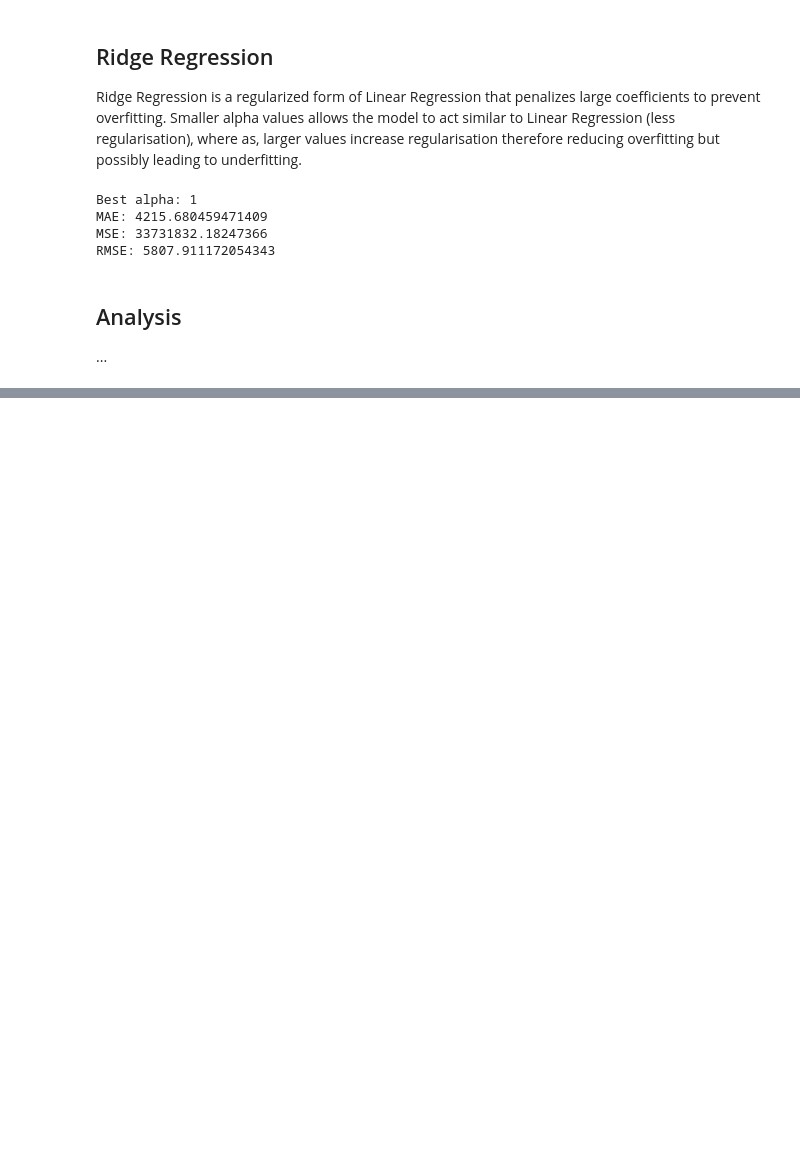
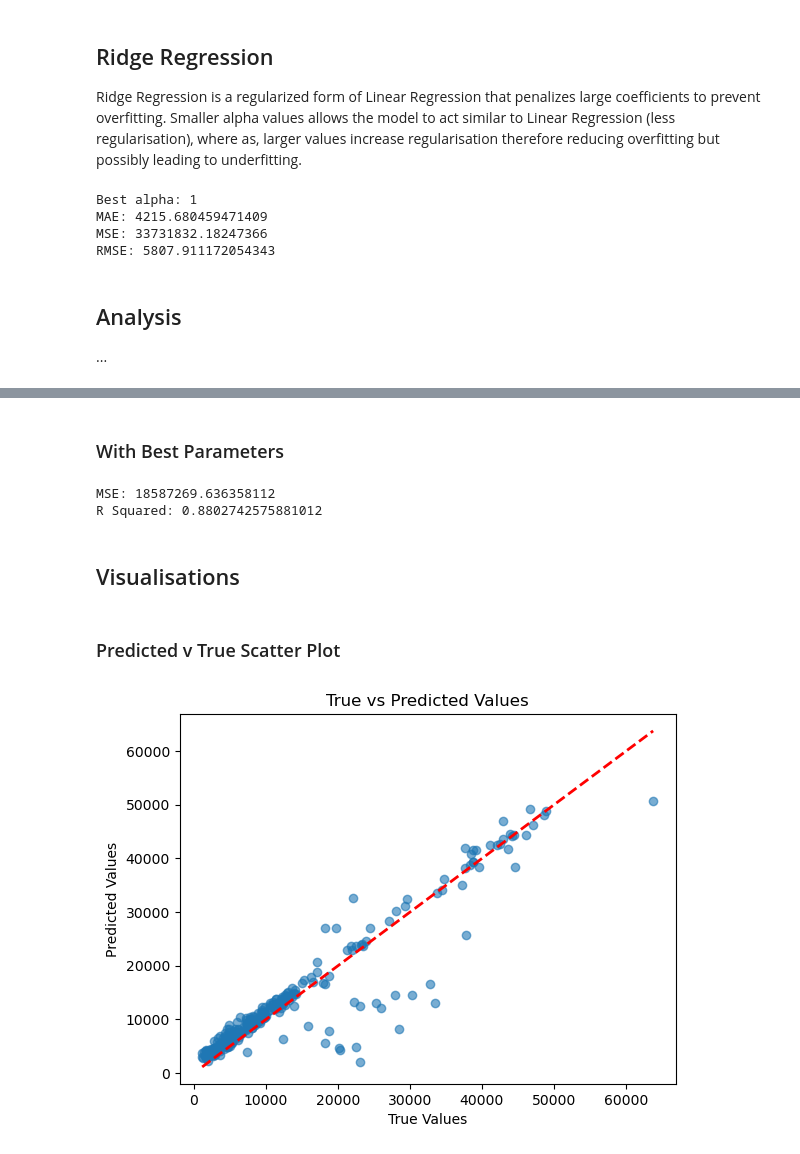
Before and after one commit to LiamUpstoneSmith/MLA_CW_Insurance, a Jupyter notebook: 21017958_insurance.ipynb, the cells around one changed output, grey strips where cells are left out. Saved outputs shown, nothing was run; the diff lists cells and outputs as text; code cells hidden in the pictures; blank space fills up the shorter version.

```diff
--- a/21017958_insurance.ipynb
+++ b/21017958_insurance.ipynb
@@ -368,0 +183,3 @@ RMSE: 5807.911172054343
+# %%
+# Load in Insurance data as panda Dataframe
+data = pd.read_csv("insurance-adapted.csv")
@@ -368,0 +234,19 @@ RMSE: 5807.911172054343
+# %%
+from sklearn.neural_network import MLPRegressor
+from sklearn.metrics import mean_squared_error, r2_score
+
+# Define the neural network regressor
+mlp = MLPRegressor(hidden_layer_sizes=(64, 32), max_iter=2000, random_state=42)
+
+# Train the model
+mlp.fit(X_train_processed, y_train)
+
+# Make predictions on the test set
+y_pred = mlp.predict(X_test_processed)
+
+# Evaluate the model
+mse = mean_squared_error(y_test, y_pred)
+r2 = r2_score(y_test, y_pred)
+
+print(f"MSE: {mse}")
+print(f"R Squared: {r2}")
@@ -368,0 +299,34 @@ RMSE: 5807.911172054343
+# %% [markdown]
+### With Best Parameters
+# %%
+# Define the neural network regressor
+mlp = MLPRegressor(**best_params, max_iter=2000, random_state=42)
+
+# Train the model
+mlp.fit(X_train_processed, y_train)
+
+# Make predictions on the test set
+y_pred = mlp.predict(X_test_processed)
+
+# Evaluate the model
+mse = mean_squared_error(y_test, y_pred)
+r2 = r2_score(y_test, y_pred)
+
+print(f"MSE: {mse}")
+print(f"R Squared: {r2}")
+# %% [output]
+MSE: 18587269.636358112
+R Squared: 0.8802742575881012
+# %% [markdown]
+## Visualisations
+# %% [markdown]
+### Predicted v True Scatter Plot
+# %%
+plt.scatter(y_test, y_pred, alpha=0.6)
+plt.plot([y_test.min(), y_test.max()], [y_test.min(), y_test.max()], color='red', linestyle='--', linewidth=2)
+plt.xlabel('True Values')
+plt.ylabel('Predicted Values')
+plt.title('True vs Predicted Values')
+plt.show()
+# %% [output]
+[figure, added]
```
Also changed, not shown: parts of 29 cells of this notebook.
